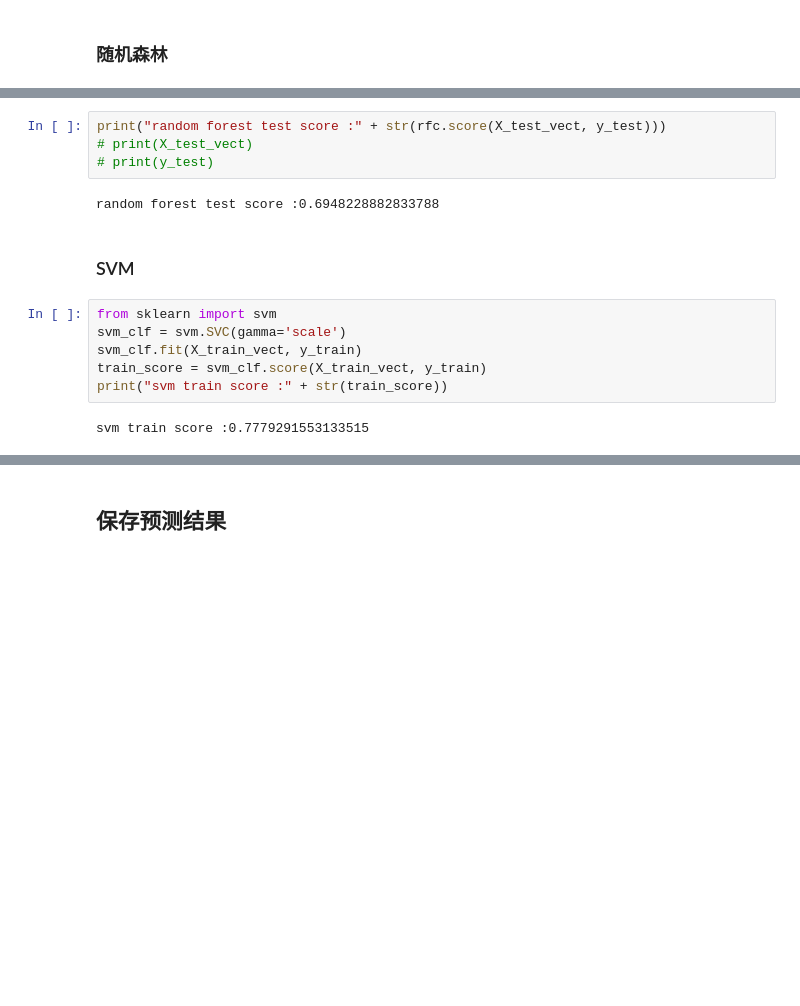
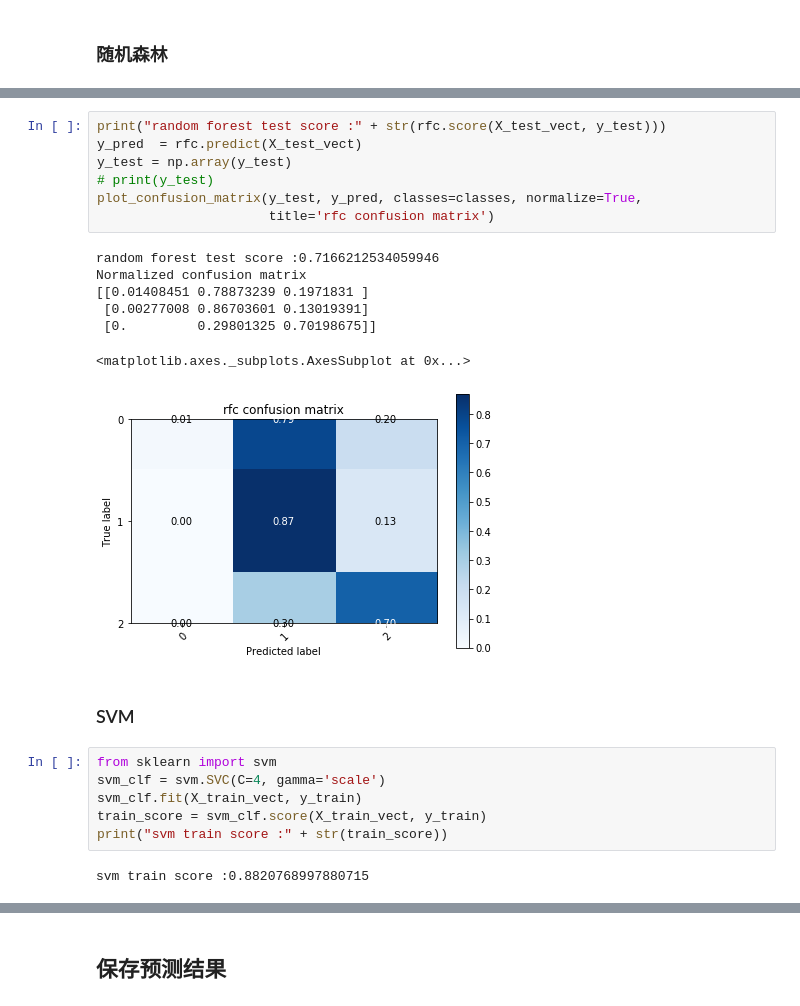
Before and after one commit to linuzb/emoAna, a Jupyter notebook: tra_emoAna/emoAna.ipynb, the cells around one changed output, grey strips where cells are left out. Cells and saved outputs as stored; diff of their text form; blank space fills up the shorter version.

```diff
--- a/tra_emoAna/emoAna.ipynb
+++ b/tra_emoAna/emoAna.ipynb
@@ -198,19 +268,28 @@ random forest train:0.7920072661217076
 # %%
 print("random forest test score :" + str(rfc.score(X_test_vect, y_test)))
-# print(X_test_vect)
+y_pred  = rfc.predict(X_test_vect)
+y_test = np.array(y_test)
 # print(y_test)
+plot_confusion_matrix(y_test, y_pred, classes=classes, normalize=True,
+                      title='rfc confusion matrix')
 # %% [output]
-random forest test score :0.6948228882833788
+random forest test score :0.7166212534059946
+Normalized confusion matrix
+[[0.01408451 0.78873239 0.1971831 ]
+ [0.00277008 0.86703601 0.13019391]
+ [0.         0.29801325 0.70198675]]
+<matplotlib.axes._subplots.AxesSubplot at 0x...>
+[figure, added]
 # %% [markdown]
 ### SVM ###
 # %%
 from sklearn import svm
-svm_clf = svm.SVC(gamma='scale')
+svm_clf = svm.SVC(C=4, gamma='scale')
 svm_clf.fit(X_train_vect, y_train)
 train_score = svm_clf.score(X_train_vect, y_train)
 print("svm train score :" + str(train_score))
 # %% [output]
-svm train score :0.7779291553133515
+svm train score :0.8820768997880715
 # %%
 print("svm test score :" + str(svm_clf.score(X_test_vect, y_test)))
 # print(X_test_vect)
```
Also changed, not shown: parts of 5 cells of this notebook.
